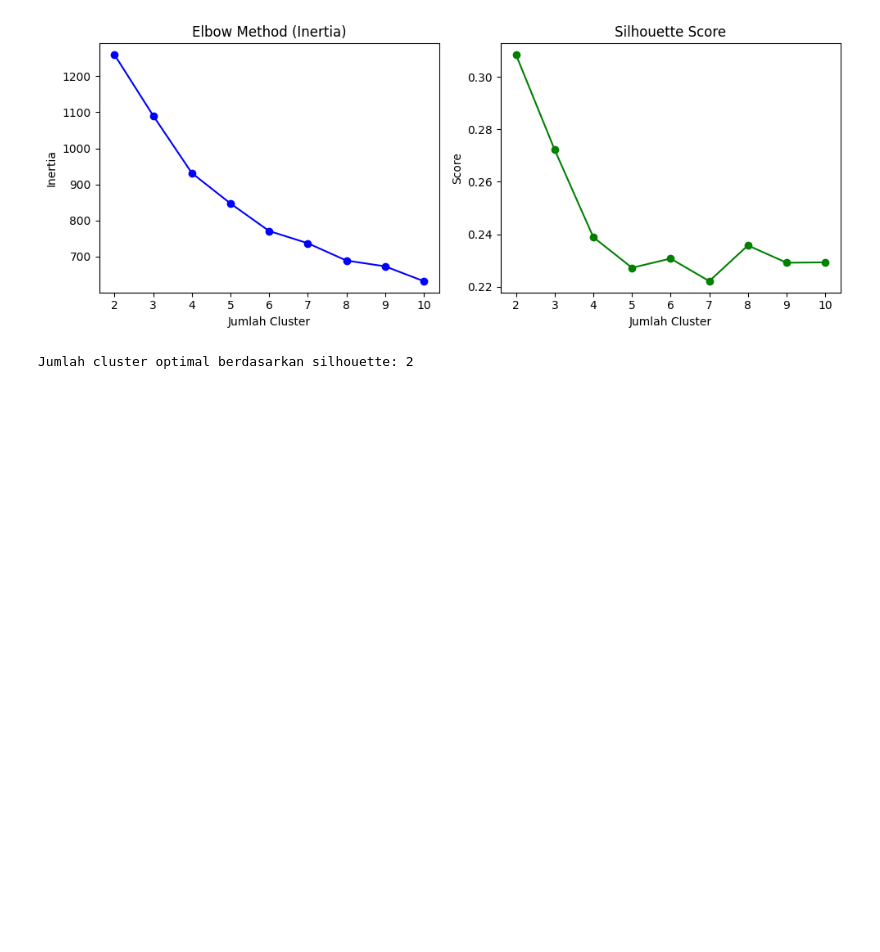
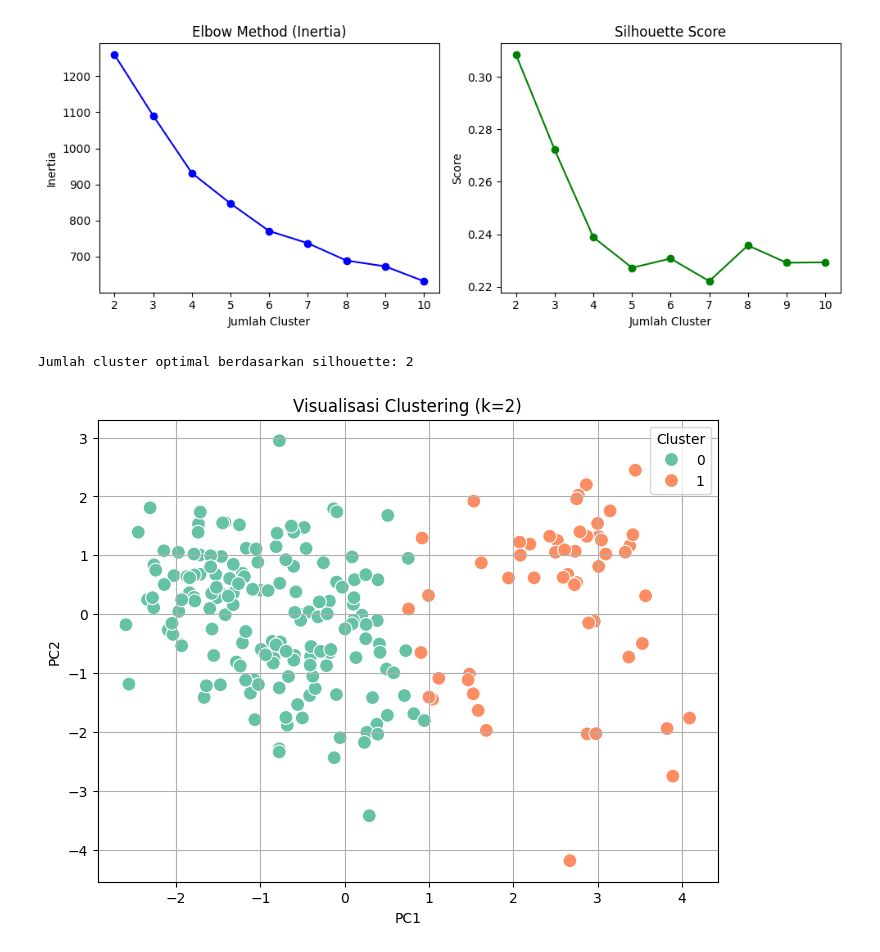
Before and after one commit to ojan9976/kinerja_siswa, a Jupyter notebook: kinerja_siswa_k_means.ipynb, the cells around one changed output. Drawn from its saved outputs; the diff is of its cells as text; code cells hidden in the pictures; blank space fills up the shorter version.

```diff
--- a/kinerja_siswa_k_means.ipynb
+++ b/kinerja_siswa_k_means.ipynb
@@ -66,3 +66,21 @@ optimal_k = range_clusters[np.argmax(silhouette_scores)]
 print(f"Jumlah cluster optimal berdasarkan silhouette: {optimal_k}")
 # %% [output]
 Jumlah cluster optimal berdasarkan silhouette: 2
+# %%
+kmeans = KMeans(n_clusters=optimal_k, random_state=42)
+df['Cluster'] = kmeans.fit_predict(nilai_scaled)
+# %%
+pca = PCA(n_components=2)
+pca_result = pca.fit_transform(nilai_scaled)
+df['PC1'] = pca_result[:, 0]
+df['PC2'] = pca_result[:, 1]
+
+plt.figure(figsize=(8,6))
+sns.scatterplot(data=df, x='PC1', y='PC2', hue='Cluster', palette='Set2', s=100)
+plt.title(f'Visualisasi Clustering (k={optimal_k})')
+plt.xlabel("PC1")
+plt.ylabel("PC2")
+plt.grid(True)
+plt.show()
+# %% [output]
+[figure, added]
```
